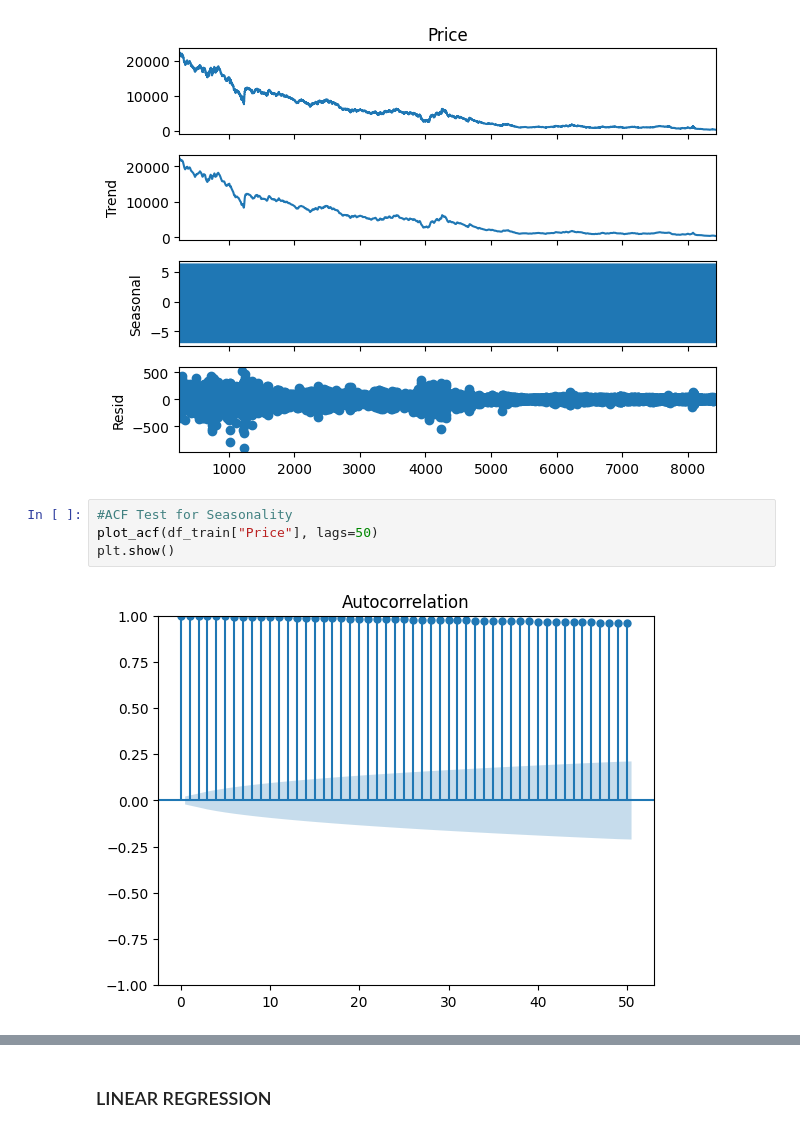
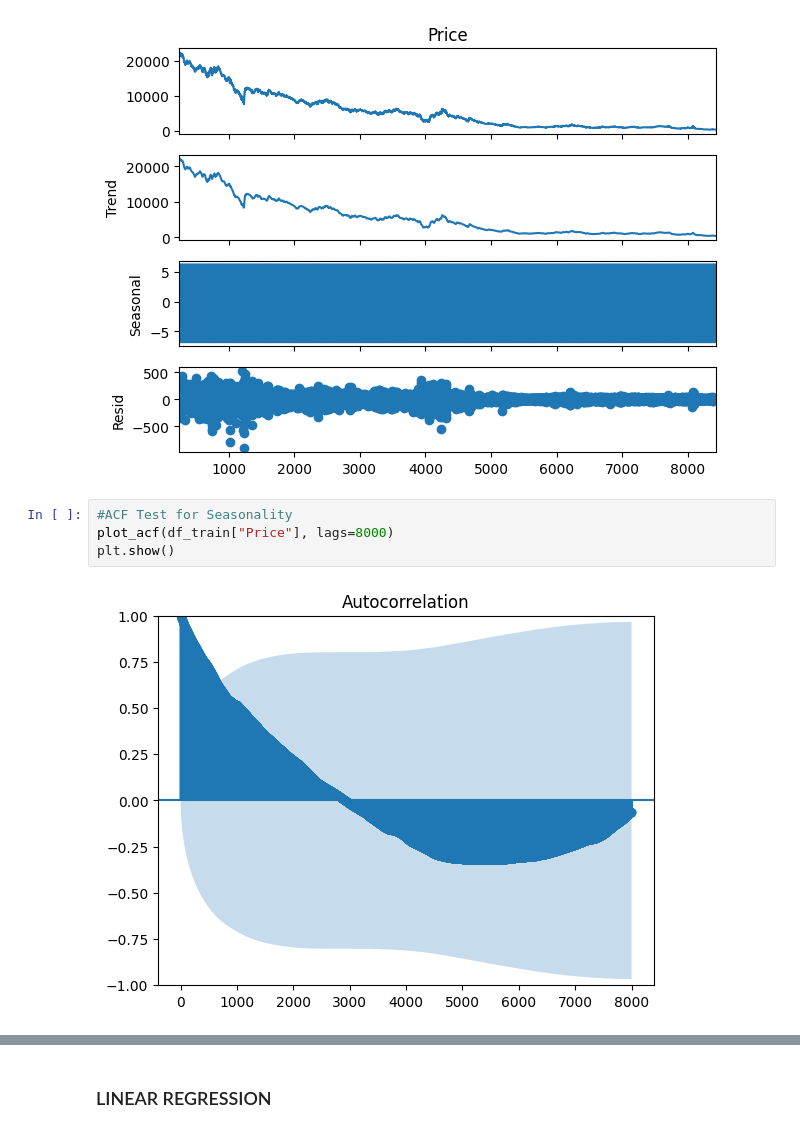
Before and after one commit to prajwal12vr/AmbitProj, a Jupyter notebook: mfBack/Models.ipynb, the cells around one changed output, grey strips where cells are left out. Cells and saved outputs as stored; diff of their text form.

```diff
--- a/mfBack/Models.ipynb
+++ b/mfBack/Models.ipynb
@@ -53,7 +65,7 @@ plt.show()
 [figure]
 # %%
 #ACF Test for Seasonality
-plot_acf(df_train["Price"], lags=50)
+plot_acf(df_train["Price"], lags=8000)
 plt.show()
 # %% [output]
-[figure, old version]
+[figure, new version]
```
Also changed, not shown: parts of 25 cells of this notebook, 2 other files.
